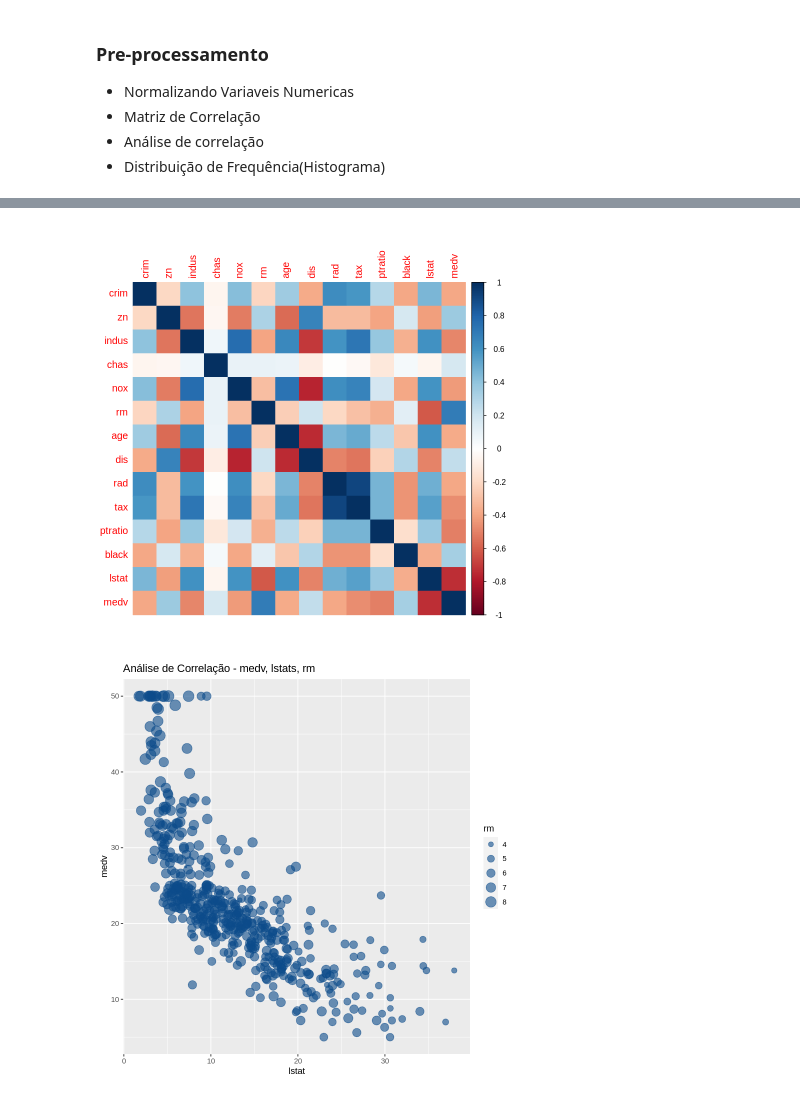
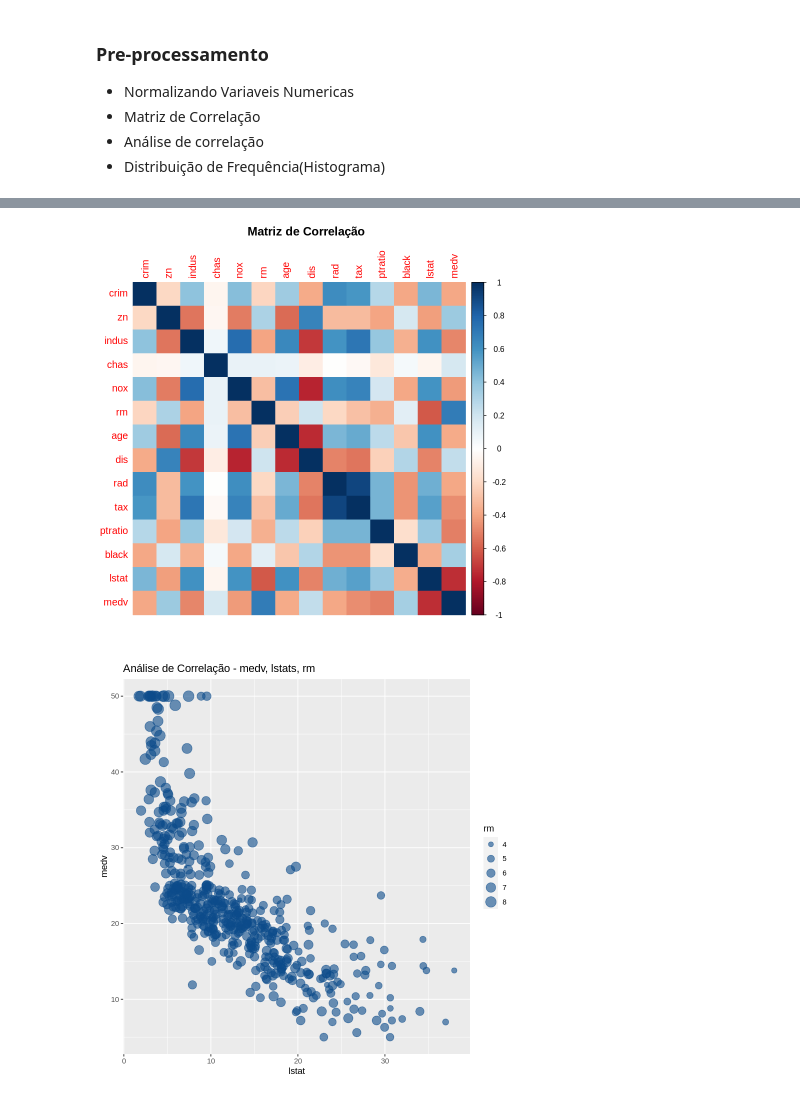
Before and after one commit to SamuelOliveira/Colab, a Jupyter notebook: FT084_2021S1_T2_final.ipynb, the cells around one changed output, grey strips where cells are left out. Cells and saved outputs as stored; diff of their text form; code cells hidden in the pictures.

```diff
--- a/FT084_2021S1_T2_final.ipynb
+++ b/FT084_2021S1_T2_final.ipynb
@@ -97,11 +97,13 @@ A data.frame: 506 × 14
 | 505 | -0.407360947 | -0.4872402 | 0.1156240 | -0.2723291 | 0.1579678 | 0.72495472 | 0.73626775 | -0.66777600 | -0.9818712 | -0.8024176 | 1.1753027 | ... |
 | 506 | -0.414589880 | -0.4872402 | 0.1156240 | -0.2723291 | 0.1579678 | -0.36240845 | 0.43430172 | -0.61264021 | -0.9818712 | -0.8024176 | 1.1753027 | ... |
 # %%
-num_vars <- sapply(boston.df_p,is.numeric)
-corr <- cor(boston.df_p[num_vars])
-corrplot(corr, method = "color")
+title <-"\nMatriz de Correlação"
+num_vars <-sapply(boston.df_p,is.numeric)
+corr <-cor(boston.df_p[num_vars])
+cat("\n\n")
+corrplot(corr, method = "color", title=title)
 # %% [output]
-[figure, old version]
+[figure, new version]
 # %%
 ggplot(boston.df) +
   aes(x = lstat, y = medv, size = rm) +
```
Also changed, not shown: parts of 13 cells of this notebook.
